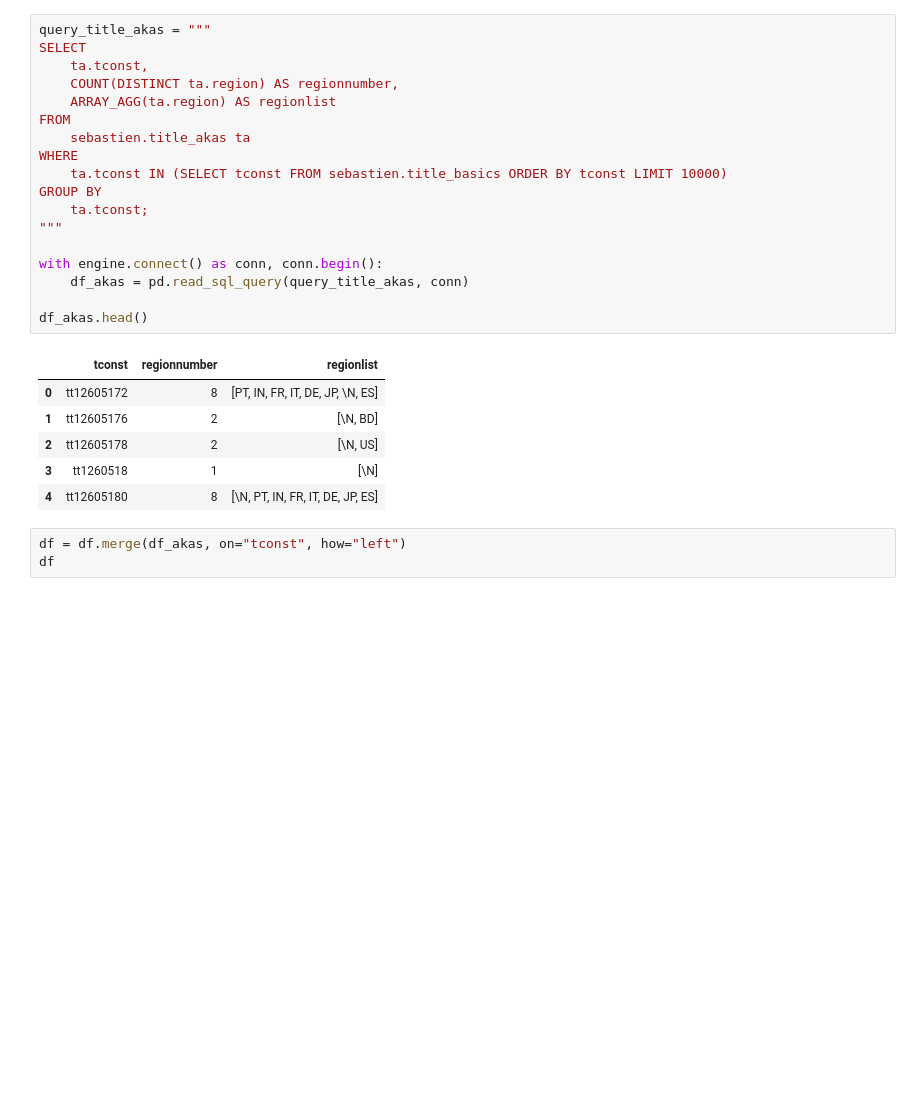
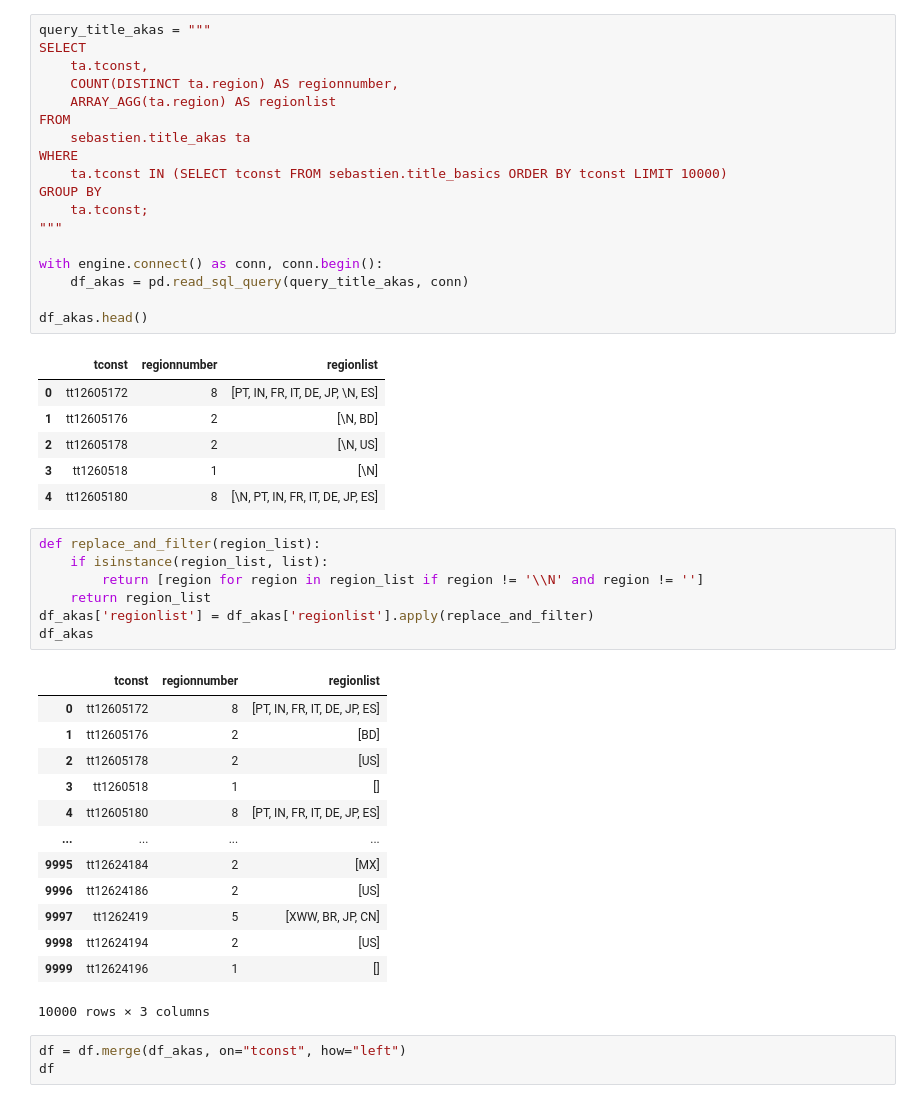
Before and after one commit to MelodyDuplaix/Netfloox_g0_JohnBondouxDuplaix, a Jupyter notebook: notebooks/extraction_features.ipynb, the cells around one changed output. Drawn from its saved outputs; the diff is of its cells as text; blank space fills up the shorter version.

```diff
--- a/extraction_features.ipynb
+++ b/notebooks/extraction_features.ipynb
@@ -185,6 +185,27 @@ df_akas.head()
 | 2 | tt12605178 | 2 | [\N, US] |
 | 3 | tt1260518 | 1 | [\N] |
 | 4 | tt12605180 | 8 | [\N, PT, IN, FR, IT, DE, JP, ES] |
+# %%
+def replace_and_filter(region_list):
+    if isinstance(region_list, list):
+        return [region for region in region_list if region != '\\N' and region != '']
+    return region_list
+df_akas['regionlist'] = df_akas['regionlist'].apply(replace_and_filter)
+df_akas
+# %% [output]
+|  | tconst | regionnumber | regionlist |
+| 0 | tt12605172 | 8 | [PT, IN, FR, IT, DE, JP, ES] |
+| 1 | tt12605176 | 2 | [BD] |
+| 2 | tt12605178 | 2 | [US] |
+| 3 | tt1260518 | 1 | [] |
+| 4 | tt12605180 | 8 | [PT, IN, FR, IT, DE, JP, ES] |
+| ... | ... | ... | ... |
+| 9995 | tt12624184 | 2 | [MX] |
+| 9996 | tt12624186 | 2 | [US] |
+| 9997 | tt1262419 | 5 | [XWW, BR, JP, CN] |
+| 9998 | tt12624194 | 2 | [US] |
+| 9999 | tt12624196 | 1 | [] |
+10000 rows × 3 columns
 # %%
 df = df.merge(df_akas, on="tconst", how="left")
 df
```
Also changed, not shown: parts of 4 cells of this notebook, 1 other file.
